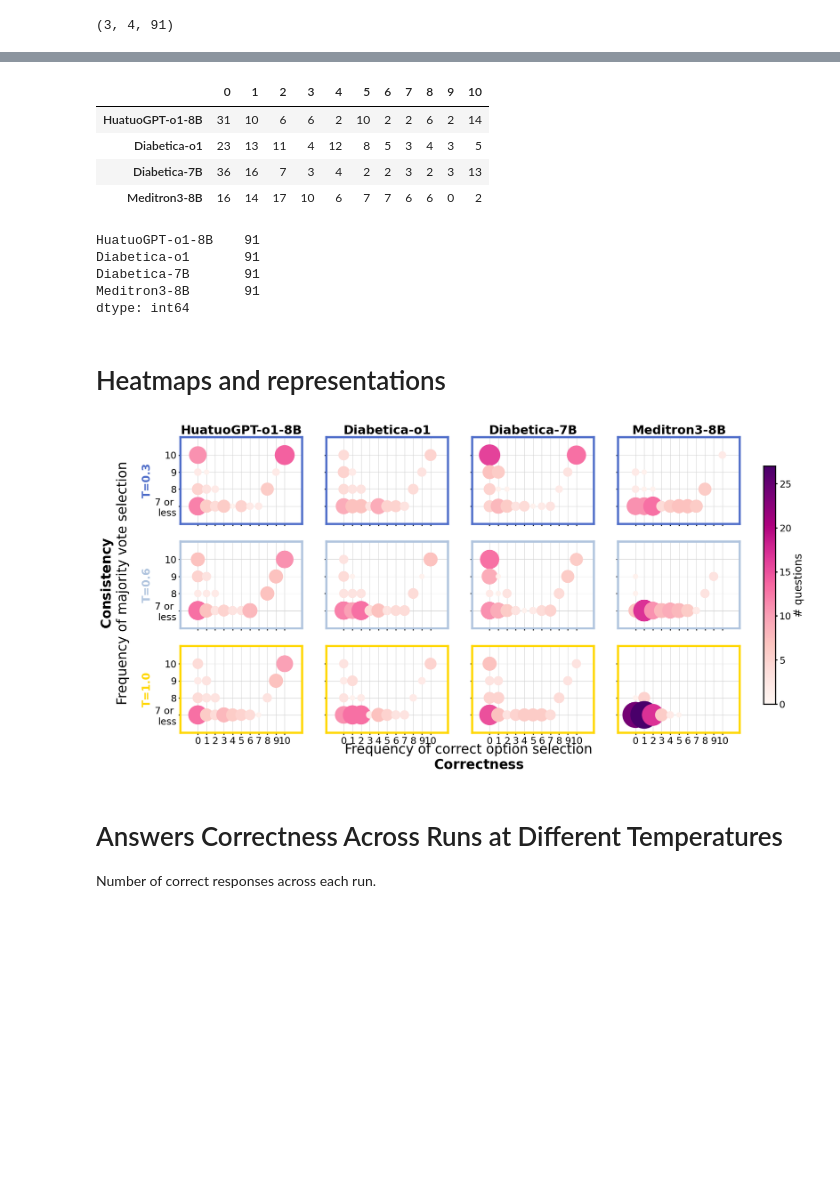
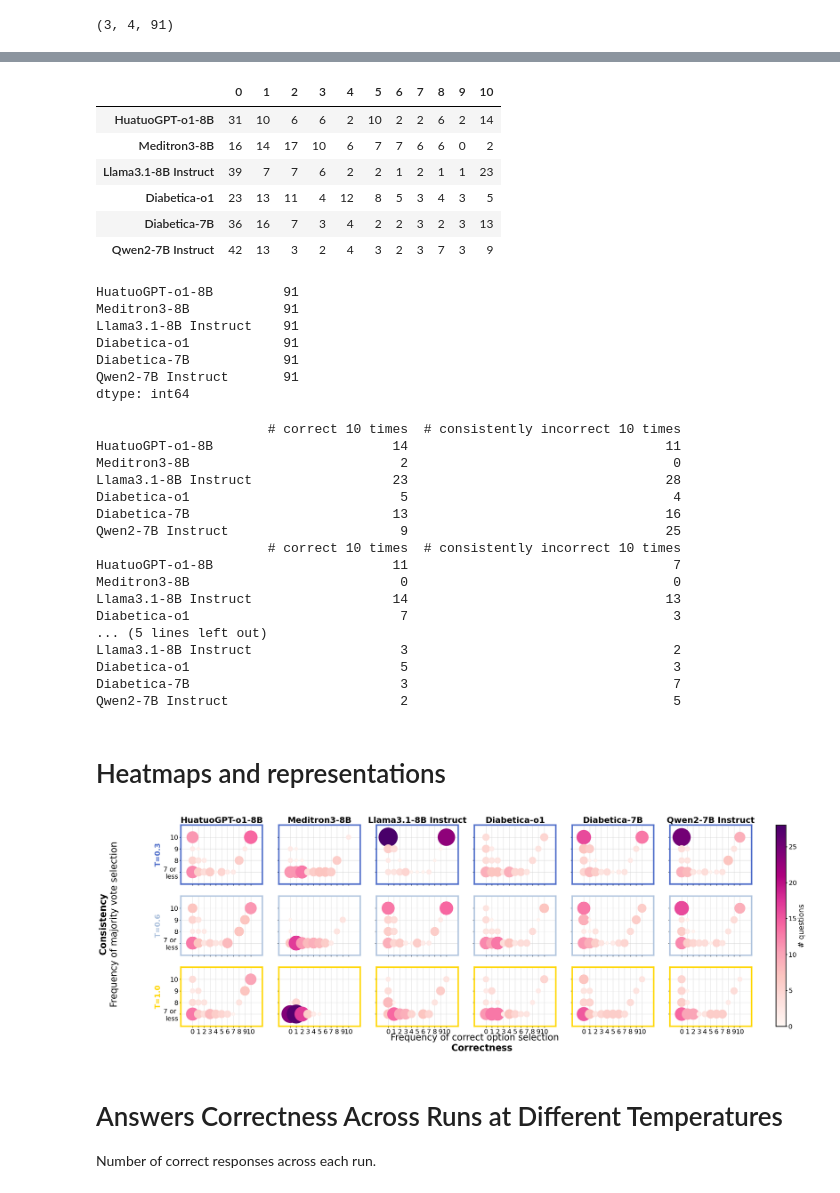
Before and after one commit to vanessadamario/SmallMedLLMs-PedEndo, a Jupyter notebook: notebooks/Evaluate Performance-check-2025-12-26.ipynb, the cells around one changed output, grey strips where cells are left out. Saved outputs shown, nothing was run; the diff lists cells and outputs as text; code cells hidden in the pictures; blank space fills up the shorter version.

Commit message:
updates-base-models

```diff
--- a/notebooks/Evaluate Performance-check-2025-12-26.ipynb
+++ b/notebooks/Evaluate Performance-check-2025-12-26.ipynb
@@ -951,7 +951,7 @@ plt.show()
 # %% [markdown]
 # Experiment 2: Repetitions
 # %%
-model_list = ['HuatuoGPT-o1-8B', 'Diabetica-o1', 'Diabetica-7B', 'Meditron3-8B']
-model_file = ['huatuo-o1', 'diabetica-o1', 'diabetica-7B', 'meditron3-8B']
+model_list = ['HuatuoGPT-o1-8B', 'Meditron3-8B', 'Llama3.1-8B Instruct', 'Diabetica-o1', 'Diabetica-7B', 'Qwen2-7B Instruct']
+model_file = ['huatuo-o1', 'meditron3-8B', 'llama31', 'diabetica-o1', 'diabetica-7B', 'qwen2-7b']
 temperature_list = [0.3, 0.6, 1.]
 path_repetitions = f"{path_to_results}/REPETITIONS"
@@ -1378,16 +1402,20 @@ counts_per_col
 # %% [output]
 |  | 0 | 1 | 2 | 3 | 4 | 5 | 6 | 7 | 8 | 9 | 10 |
 | HuatuoGPT-o1-8B | 31 | 10 | 6 | 6 | 2 | 10 | 2 | 2 | 6 | 2 | 14 |
+| Meditron3-8B | 16 | 14 | 17 | 10 | 6 | 7 | 7 | 6 | 6 | 0 | 2 |
+| Llama3.1-8B Instruct | 39 | 7 | 7 | 6 | 2 | 2 | 1 | 2 | 1 | 1 | 23 |
 | Diabetica-o1 | 23 | 13 | 11 | 4 | 12 | 8 | 5 | 3 | 4 | 3 | 5 |
 | Diabetica-7B | 36 | 16 | 7 | 3 | 4 | 2 | 2 | 3 | 2 | 3 | 13 |
-| Meditron3-8B | 16 | 14 | 17 | 10 | 6 | 7 | 7 | 6 | 6 | 0 | 2 |
+| Qwen2-7B Instruct | 42 | 13 | 3 | 2 | 4 | 3 | 2 | 3 | 7 | 3 | 9 |
 # %%
 counts_per_col.sum(axis=1) # sanity check
 # %% [output]
-HuatuoGPT-o1-8B    91
-Diabetica-o1       91
-Diabetica-7B       91
-Meditron3-8B       91
+HuatuoGPT-o1-8B         91
+Meditron3-8B            91
+Llama3.1-8B Instruct    91
+Diabetica-o1            91
+Diabetica-7B            91
+Qwen2-7B Instruct       91
 dtype: int64
 # %%
 for id_t, t_ in enumerate(temperature_list):
@@ -1401,10 +1429,29 @@ for id_t, t_ in enumerate(temperature_list):
                                    columns=["# correct 10 times", "# consistently incorrect 10 times"],
                                    data=result)
     # correct_consist.to_latex(f"tables/correct_consistent_T={t_}.tex")
+    print(correct_consist)
+# %% [output]
+                      # correct 10 times  # consistently incorrect 10 times
+HuatuoGPT-o1-8B                       14                                 11
+Meditron3-8B                           2                                  0
+Llama3.1-8B Instruct                  23                                 28
+Diabetica-o1                           5                                  4
+Diabetica-7B                          13                                 16
+Qwen2-7B Instruct                      9                                 25
+                      # correct 10 times  # consistently incorrect 10 times
+HuatuoGPT-o1-8B                       11                                  7
+Meditron3-8B                           0                                  0
+Llama3.1-8B Instruct                  14                                 13
+Diabetica-o1                           7                                  3
+... (5 lines left out)
+Llama3.1-8B Instruct                   3                                  2
+Diabetica-o1                           5                                  3
+Diabetica-7B                           3                                  7
+Qwen2-7B Instruct                      2                                  5
 # %% [markdown]
 # Heatmaps and representations
 # %%
-fig, ax = plt.subplots(figsize=(20, 10), nrows=3, ncols=4, sharex=True, sharey=True)
+fig, ax = plt.subplots(figsize=(30, 10), nrows=3, ncols=6, sharex=True, sharey=True)
 row_colors = ['#bbbbbb', '#777777', '#000000']  # or use more steps if needed
 row_colors = [
     (0.3060, 0.4285, 0.7891),
@@ -1414,7 +1461,7 @@ row_colors = [
 
 global_max = 0
 for i_t, t in enumerate(temperature_list):
-    for i_m in range(len(model_list)):
+    for i_m in range(len(model_list)): # change
         data_heatmap = np.zeros((8, 11))
         bm_majority = ~np.isnan(count_sel_list_and_t[i_t][i_m])
         for consistency, correctness in zip(count_sel_list_and_t[i_t][i_m][bm_majority],
@@ -1422,7 +1469,7 @@ for i_t, t in enumerate(temperature_list):
             data_heatmap[int(consistency)-3, int(correctness)] += 1
         data_heatmap = np.vstack((data_heatmap[:5,:].sum(axis=0).reshape(1,-1),
                                   data_heatmap[5:,:]))
-        tmp_max = np.max(data_heatmap) # check, I think it is wrong
+        tmp_max = np.max(data_heatmap)
         # print(tmp_max)
         if tmp_max > global_max:
             global_max = tmp_max
@@ -1431,7 +1478,7 @@ for i_t, t in enumerate(temperature_list):
 for i_t, t in enumerate(temperature_list):
     df_heatmap_list = []
 
-    for i_m in range(len(model_list)):
+    for i_m in range(len(model_list)): # change
 
         data_heatmap = np.zeros((8, 11))
         bm_majority = ~np.isnan(count_sel_list_and_t[i_t][i_m]) # there is a majority
@@ -1493,35 +1540,35 @@ for i_t, t in enumerate(temperature_list):
         ax[i_t, i_m].set_xticklabels(x_labels, fontsize=18)
         ax[i_t, i_m].set_yticks(range(len(y_labels)))
         ax[i_t, i_m].set_yticklabels(y_labels, fontsize=18)
         ax[0, i_m].set_title(model_list[i_m], fontsize=23, weight='bold')
 
     ax[i_t, 0].set_ylabel(f"T={t}", fontsize=20, weight='bold', color=row_colors[i_t],
                           # rotation='horizontal'
                          )
     fig.supxlabel('Frequency of correct option selection\n     $\\bf{Correctness}$', fontsize=25)
     fig.supylabel('                  $\\bf{Consistency}$\nFrequency of majority vote selection', fontsize=25)
 
 ax[0, 0].invert_yaxis()  # match heatmap orientation
 
 sm = cm.ScalarMappable(cmap='RdPu', norm=plt.Normalize(vmin=0, vmax=global_max))
 sm.set_array([])  # required dummy array
 
 # Add colorbar to the figure
 cbar = fig.colorbar(sm, ax=ax.ravel().tolist(), orientation='vertical', fraction=0.02, pad=0.04)
 cbar.set_label('# questions', fontsize=20)
 for spine in cbar.ax.spines.values():
     spine.set_visible(True)
 cbar.ax.tick_params(labelsize=18, width=2)
 cbar.ax.spines['bottom'].set_linewidth(2)
 cbar.ax.spines['left'].set_linewidth(2)
 cbar.ax.spines['top'].set_linewidth(2)
 cbar.ax.spines['right'].set_linewidth(2)
 
 # plt.tight_layout()
-# plt.savefig("plots/correctness_consistency.pdf")
+plt.savefig("plots/correctness_consistency.pdf")
 plt.show()
 # %% [output]
-[figure, old version]
+[figure, new version]
 # %% [markdown]
 # Answers Correctness Across Runs at Different Temperatures
 
```
Also changed, not shown: parts of 22 cells of this notebook, 1 other file.
